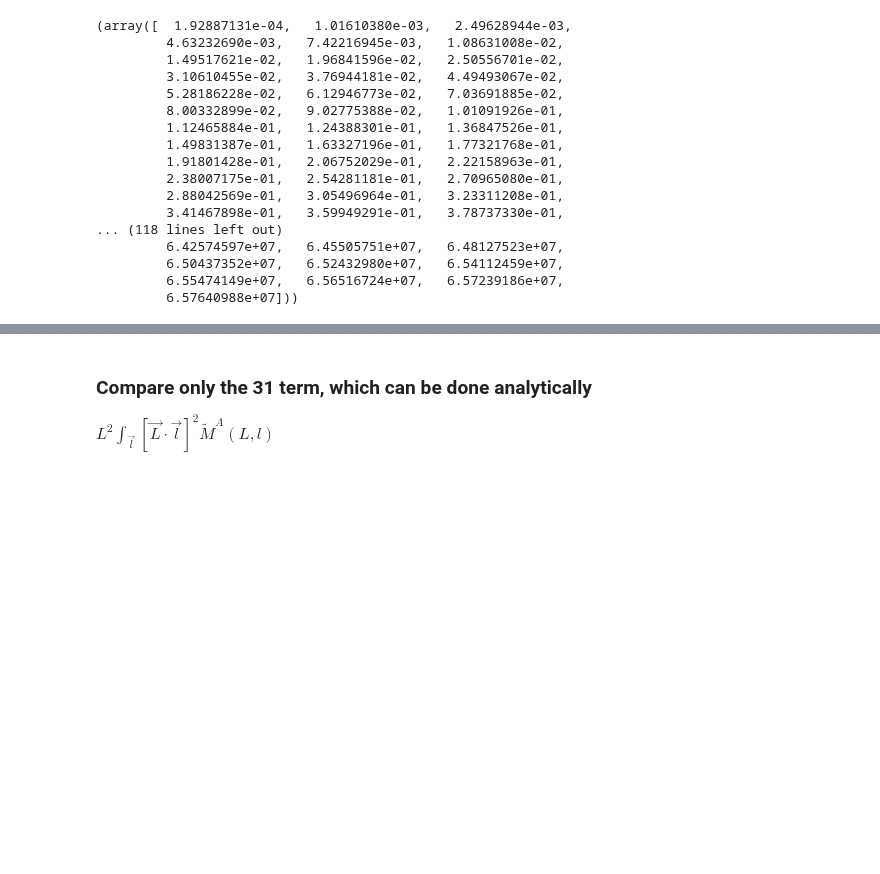
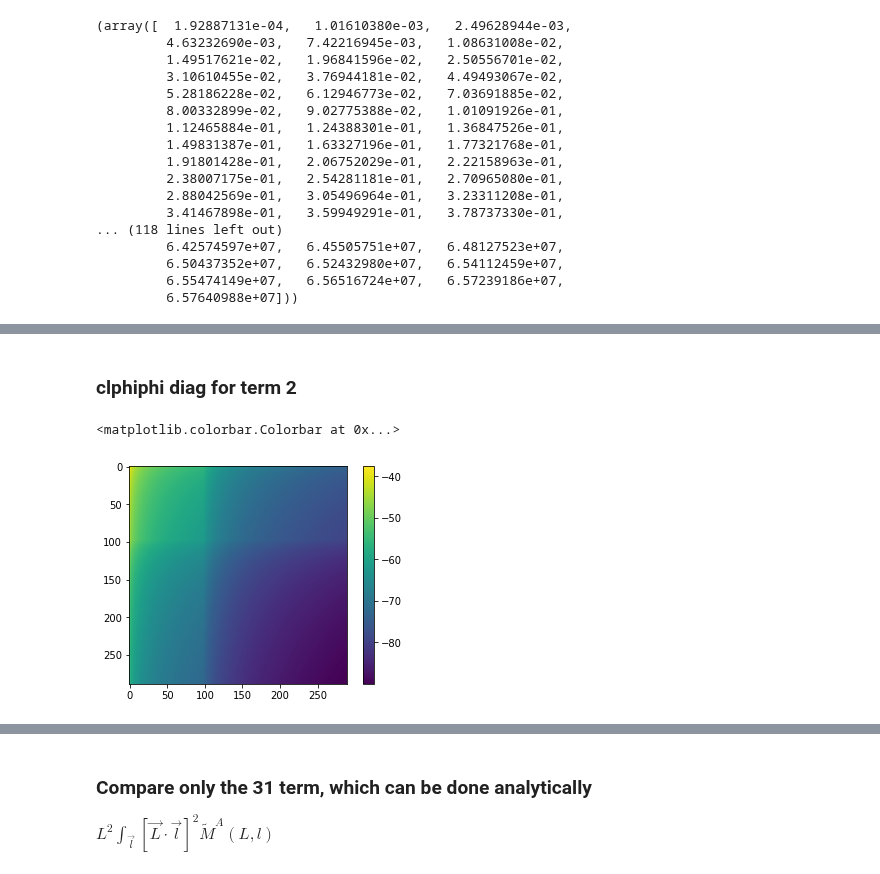
Before and after one commit to VMBoehm/postlimber, a Jupyter notebook: notebooks/PostBornTerms without Limber new approach.ipynb, the cells around one changed output, grey strips where cells are left out. Saved outputs shown, nothing was run; the diff lists cells and outputs as text; code cells hidden in the pictures; blank space fills up the shorter version.

```diff
--- a/notebooks/PostBornTerms without Limber new approach.ipynb
+++ b/notebooks/PostBornTerms without Limber new approach.ipynb
@@ -126,0 +148,2 @@ plt.colorbar()
+# %% [markdown]
+### clphiphi diag for term 2
@@ -126,0 +213,8 @@ plt.colorbar()
+# %%
+#chirags result
+cl13a = np.load('../output/cl13a.npy')
+plt.imshow(np.log(cl13a))
+plt.colorbar()
+# %% [output]
+<matplotlib.colorbar.Colorbar at 0x...>
+[figure, added]
```
Also changed, not shown: parts of 30 cells of this notebook, 8 other files.
